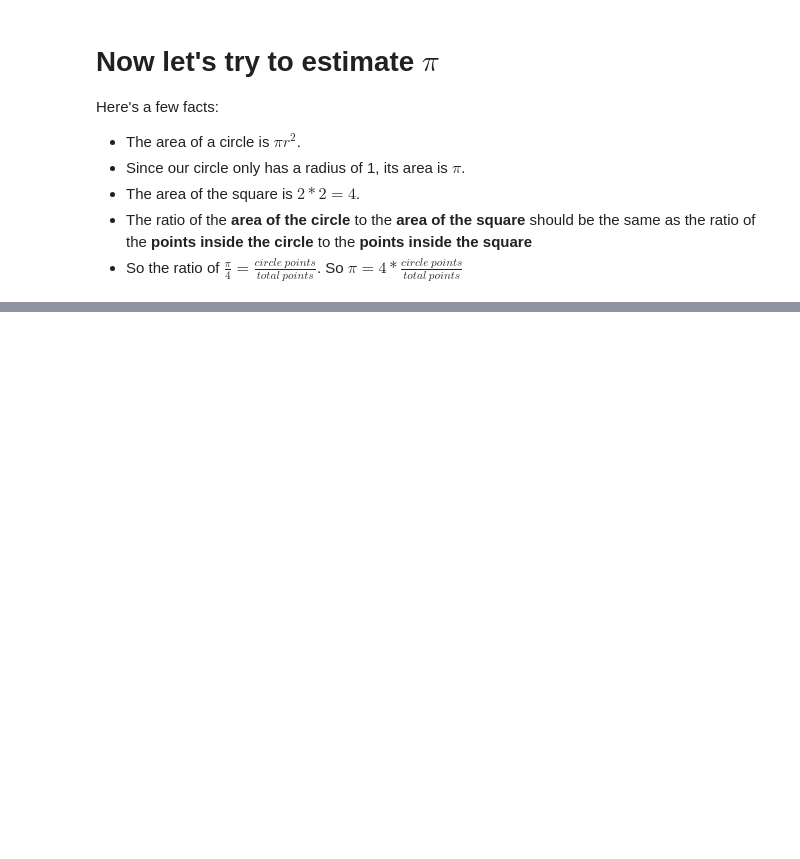
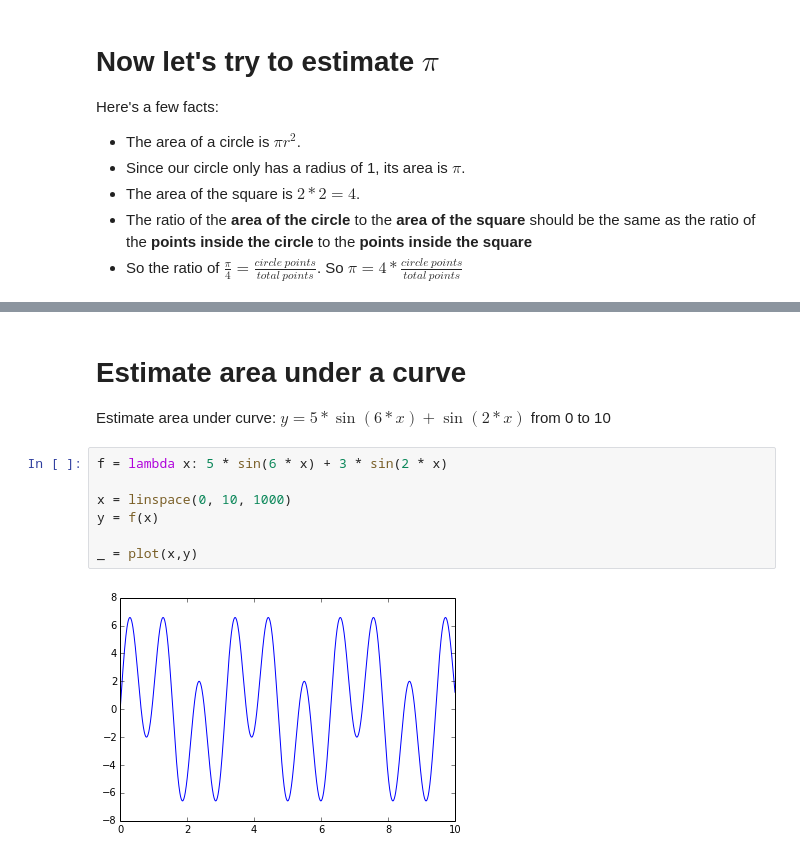
Before and after one commit to calebmadrigal/math-with-python, a Jupyter notebook: MonteCarloEstimation.ipynb, the cells around one changed output, grey strips where cells are left out. Saved outputs shown, nothing was run; the diff lists cells and outputs as text; blank space fills up the shorter version.

```diff
--- a/MonteCarloEstimation.ipynb
+++ b/MonteCarloEstimation.ipynb
@@ -47,0 +47,13 @@ Estimate of area of circle (pi): 3.1496
+# %% [markdown]
+# Estimate area under a curve
+
+Estimate area under curve: $y = 5 * \sin(6*x) + \sin(2*x)$ from 0 to 10
+# %%
+f = lambda x: 5 * sin(6 * x) + 3 * sin(2 * x)
+
+x = linspace(0, 10, 1000)
+y = f(x)
+
+_ = plot(x,y)
+# %% [output]
+[figure, added]
```
Also changed, not shown: parts of 4 cells of this notebook, 1 other file.
